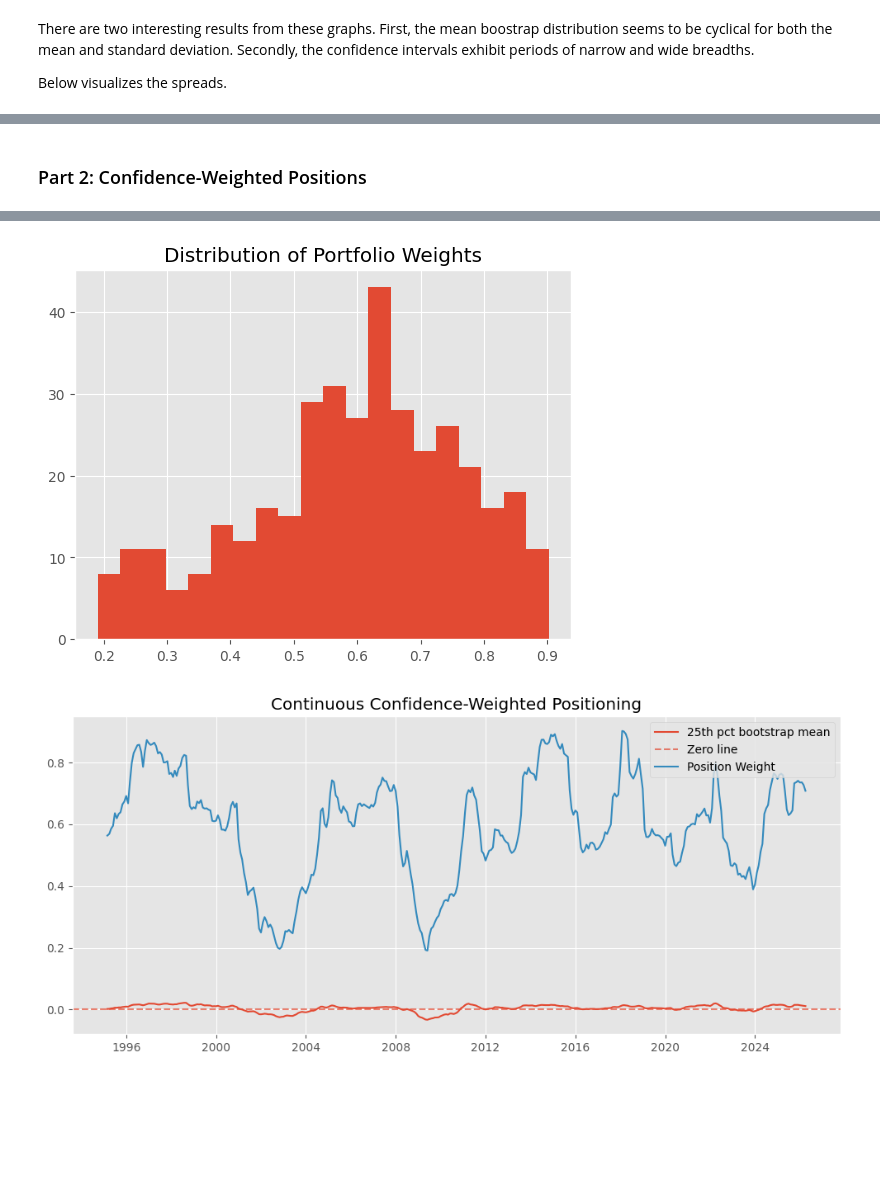
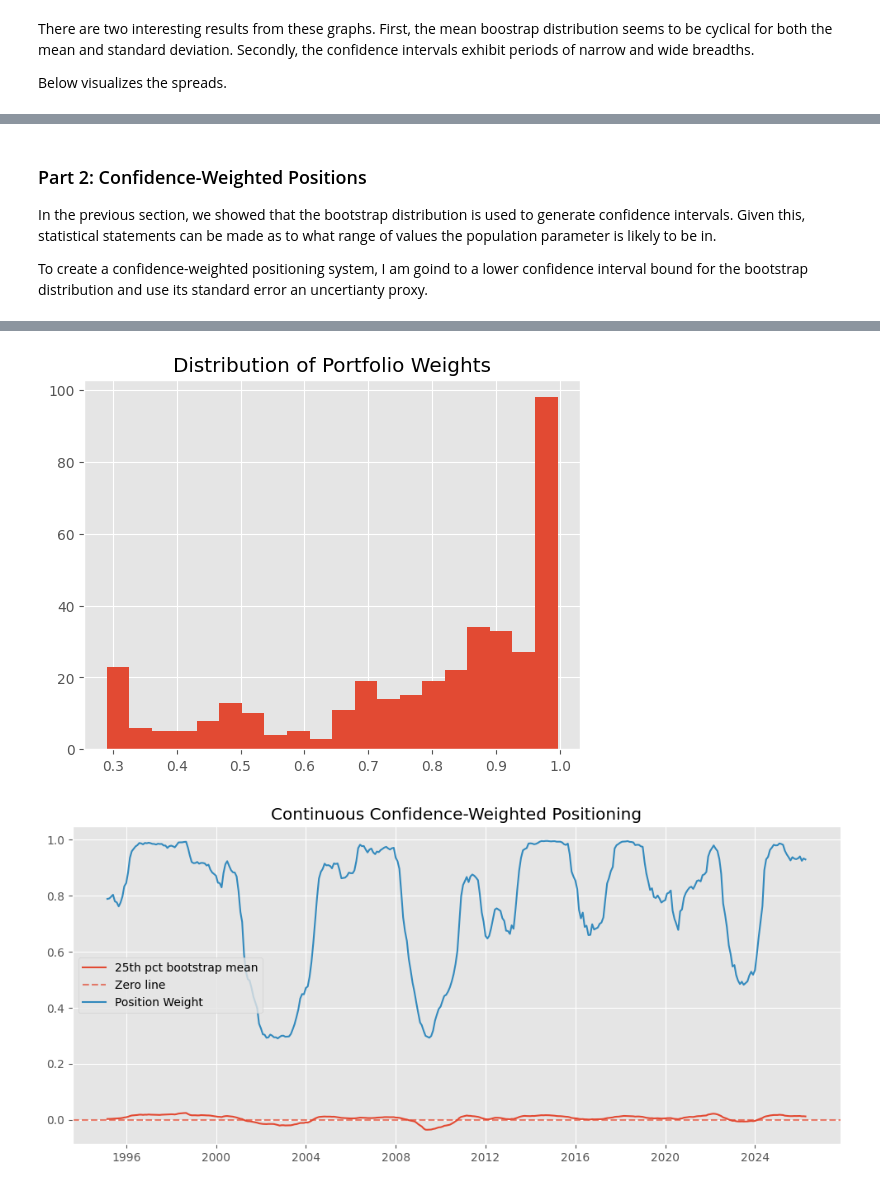
Before and after one commit to tzabilowicz/DataScience, a Jupyter notebook: bootstrap/spy_bootstrap.ipynb, the cells around one changed output, grey strips where cells are left out. Drawn from its saved outputs; the diff is of its cells as text; code cells hidden in the pictures; blank space fills up the shorter version.

```diff
--- a/bootstrap/spy_bootstrap.ipynb
+++ b/bootstrap/spy_bootstrap.ipynb
@@ -255,16 +255,22 @@ plt.show()
 # %% [markdown]
 ### Part 2: Confidence-Weighted Positions
+In the previous section, we showed that the bootstrap distribution is used to generate confidence intervals. Given this, statistical statements can be made as to what range of values the population parameter is likely to be in.
+
+To create a confidence-weighted positioning system, I am goind to a lower confidence interval bound for the bootstrap distribution and use its standard error an uncertianty proxy.
 # %%
-B = 1_000
-lookback = 24
-block_len = 3
+B = 1_000 # Number of bootstrap samples
+
+lookback = 24 # Lookback period for strategy
+block_len = 6 # # of blocks = 24/6 = 4
+
 rng = np.random.default_rng(123)
 
 # Controls
 lower_bound_pct = 25
-uncertainty_penalty_k = 5.0
-signal_scale = 2.0   # larger = less aggressive response
-min_weight = -0.5
+uncertainty_penalty_k = 2.0
+signal_scale = 1.0
+
+min_weight = 0.25
 max_weight = 1.0
 
 weight_dates = []
@@ -277,42 +283,39 @@ strategy_ret = []
 benchmark_ret = []
 
 for i in range(lookback, len(returns) - 1):
+    # Extract return sampe
     s_returns = returns.iloc[i - lookback:i].to_numpy()
 
     # Build overlapping blocks
-    if len(s_returns) < block_len:
-        continue
-
     blocks = np.lib.stride_tricks.sliding_window_view(s_returns, block_len)
     n_available_blocks = len(blocks)
 
-    # Number of sampled blocks needed to reconstruct a sample
+    # Number of blocks
     k = int(np.ceil(len(s_returns) / block_len))
 
+    # Construct the bootstrap distribution for the sample mean
     t_mu = []
     for b in range(B):
         idx = rng.integers(0, n_available_blocks, size=k)
         sampled_blocks = blocks[idx].reshape(-1)
         sample = sampled_blocks[:len(s_returns)]
+
         t_mu.append(sample.mean())
 
     t_mu = np.asarray(t_mu)
 
+    # Compute the lower percentile bound for the bootstrapped mean.
     lower_bound = np.percentile(t_mu, lower_bound_pct)
     mu_hat = np.median(t_mu)
     uncertainty = np.std(t_mu, ddof=1)
 
-    # Continuous mapping:
-    # negative lower bounds now reduce weight smoothly instead of forcing 0
+    # Continuous mapping
     edge = lower_bound / (uncertainty + 1e-8)
-
-    # Logistic map to (0,1), centered at 0
     base_weight = 1.0 / (1.0 + np.exp(-edge / signal_scale))
-
-    # Uncertainty penalty
     penalty = 1.0 / (1.0 + uncertainty_penalty_k * uncertainty)
 
-    w = base_weight * penalty
+    # Position weight
+    w = min_weight + (max_weight - min_weight) * base_weight * penalty
     w = np.clip(w, min_weight, max_weight)
 
     next_ret = returns.iloc[i + 1]
@@ -339,7 +342,31 @@ position_df = pd.DataFrame({
 position_df["strategy_equity"] = (1 + position_df["strategy_return"]).cumprod()
 position_df["benchmark_equity"] = (1 + position_df["benchmark_return"]).cumprod()
 
-print(position_df[["mu_lower_bound", "uncertainty", "weight"]].describe())
+strategy_r = position_df["strategy_return"].dropna()
+benchmark_r = position_df["benchmark_return"].dropna()
+
+# Annualized return
+strategy_total_return = (1 + strategy_r).prod()
+benchmark_total_return = (1 + benchmark_r).prod()
+
+n_years = len(strategy_r) / 12
+
+strategy_ann_return = strategy_total_return ** (1 / n_years) - 1
+benchmark_ann_return = benchmark_total_return ** (1 / n_years) - 1
+
+# Annualized volatility
+strategy_ann_vol = strategy_r.std(ddof=1) * np.sqrt(12)
+benchmark_ann_vol = benchmark_r.std(ddof=1) * np.sqrt(12)
+
+print("Strategy:")
+print(f"  Annualized Return:     {strategy_ann_return:.2%}")
+print(f"  Annualized Volatility: {strategy_ann_vol:.2%}")
+print(f"  Sharpe Proxy:          {strategy_ann_return/strategy_ann_vol:.4f}")
+
+print("\nSPY (Benchmark):")
+print(f"  Annualized Return:     {benchmark_ann_return:.2%}")
+print(f"  Annualized Volatility: {benchmark_ann_vol:.2%}")
+print(f"  Sharpe Proxy:          {benchmark_ann_return/benchmark_ann_vol:.4f}")
 
 print("Average weight:", position_df["weight"].mean())
 print("Median weight:", position_df["weight"].median())
@@ -385,2 +412,2 @@ Pct months near full long (>=0.9): 0.0053475935828877
-[figure, old version]
+[figure, new version]
-[figure, old version]
+[figure, new version]
```
Also changed, not shown: parts of 8 cells of this notebook.
